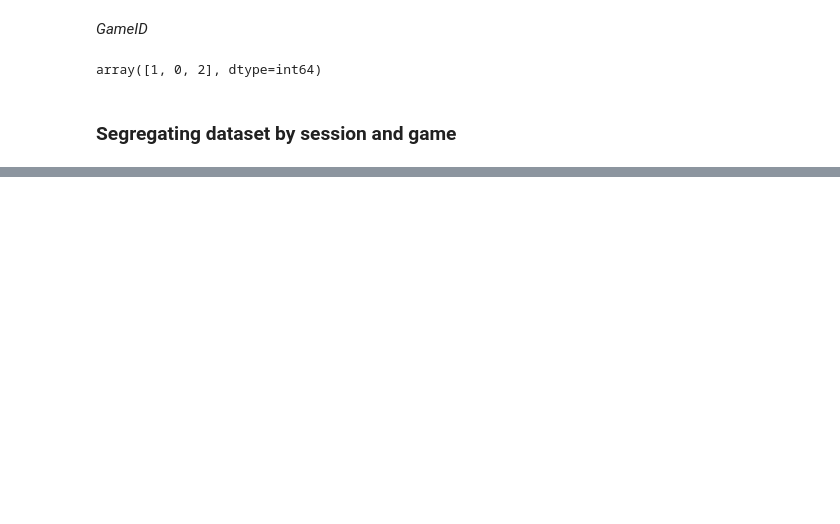
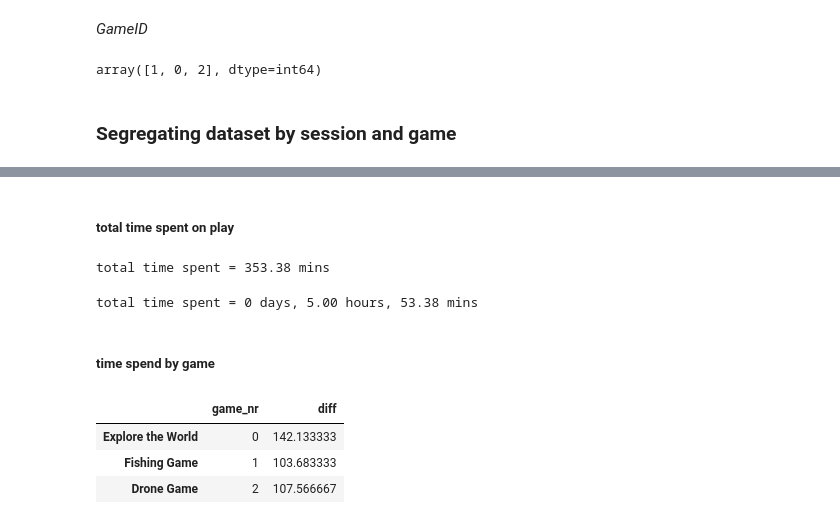
Before and after one commit to doscsy12/robotic_hometherapy, a Jupyter notebook: Extract_database.ipynb, the cells around one changed output, grey strips where cells are left out. Cells and saved outputs as stored; diff of their text form; code cells hidden in the pictures; blank space fills up the shorter version.

```diff
--- a/Extract_database.ipynb
+++ b/Extract_database.ipynb
@@ -460,0 +427,30 @@ plt.show();
+# %% [markdown]
+##### total time spent on play
+# %%
+total_time = time_session[['diff']].sum()
+print(f'total time spent = {total_time[0]:.2f} mins')
+# %% [output]
+total time spent = 353.38 mins
+# %%
+days = math.floor(total_time[0] / (24*60))
+leftover_minutes = total_time[0] % (24*60)
+
+hours = math.floor(leftover_minutes / 60)
+mins = total_time[0] - (days*1440) - (hours*60)
+
+#out format = "days-hours:minutes:seconds"
+out = '{}-{}:{}:00'.format(days, hours, mins)
+print(f'total time spent = {days} days, {hours:.2f} hours, {mins:.2f} mins')
+# %% [output]
+total time spent = 0 days, 5.00 hours, 53.38 mins
+# %% [markdown]
+##### time spend by game
+# %%
+time_gamesession = time_session.groupby(['game_nr']).sum().reset_index()
+time_gamesession.index = time_gamesession.index.map(game_id_dict)
+time_gamesession.drop(columns=['session_nr'])
+# %% [output]
+|  | game_nr | diff |
+| Explore the World | 0 | 142.133333 |
+| Fishing Game | 1 | 103.683333 |
+| Drone Game | 2 | 107.566667 |
```
Also changed, not shown: parts of 61 cells of this notebook, 1 other file.
